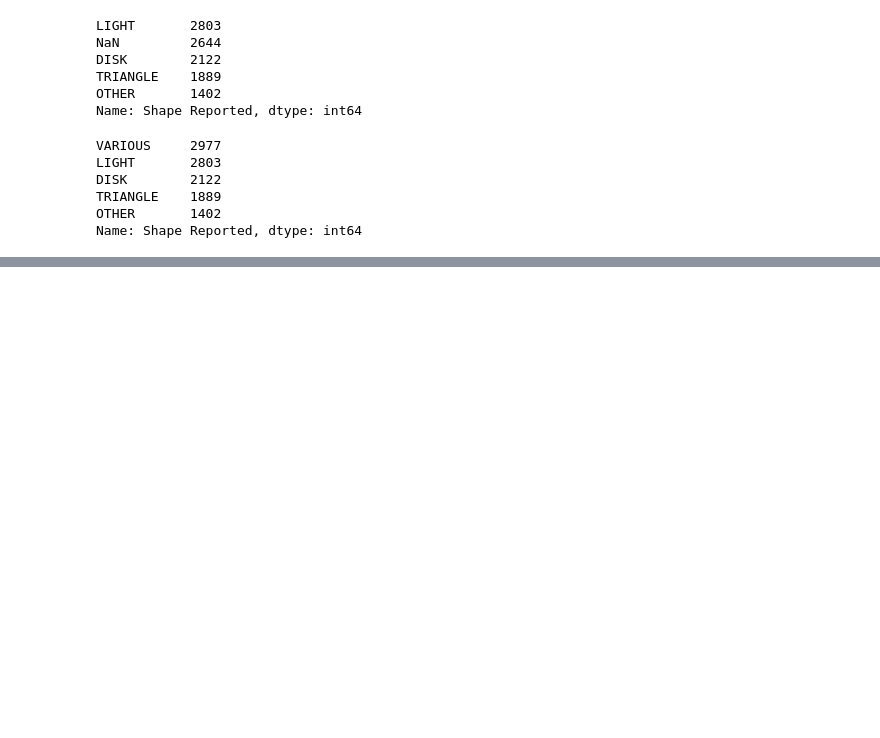
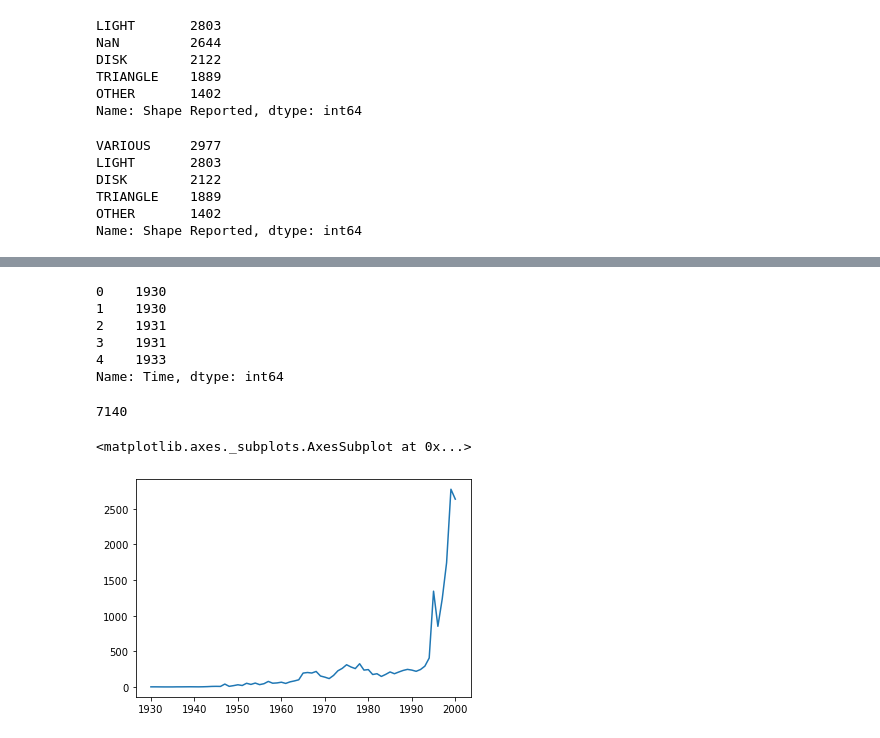
Before and after one commit to ranvir28singh/Data-Anslysis-and-Manipulation, a Jupyter notebook: Wrangling with Pandas.ipynb, the cells around one changed output, grey strips where cells are left out. Drawn from its saved outputs; the diff is of its cells as text; code cells hidden in the pictures; blank space fills up the shorter version.

```diff
--- a/Wrangling with Pandas.ipynb
+++ b/Wrangling with Pandas.ipynb
@@ -628,0 +646,3 @@ Name: Shape Reported, dtype: int64
+# %%
+ufo['Time'] = pd.to_datetime(ufo.Time)
+ufo.head()
@@ -628,0 +656,22 @@ Name: Shape Reported, dtype: int64
+# %%
+#ufo.Time.dt.hour.head()
+#ufo.Time.dt.month.head()
+ufo.Time.dt.year.head()
+# %% [output]
+0    1930
+1    1930
+2    1931
+3    1931
+4    1933
+Name: Time, dtype: int64
+# %%
+(ufo.Time.max() - ufo.Time.min()).seconds
+# %% [output]
+7140
+# %%
+%matplotlib inline
+ufo['Year'] = ufo.Time.dt.year
+ufo['Year'].value_counts().sort_index().plot()
+# %% [output]
+<matplotlib.axes._subplots.AxesSubplot at 0x...>
+[figure, added]
```
Also changed, not shown: parts of 13 cells of this notebook.
